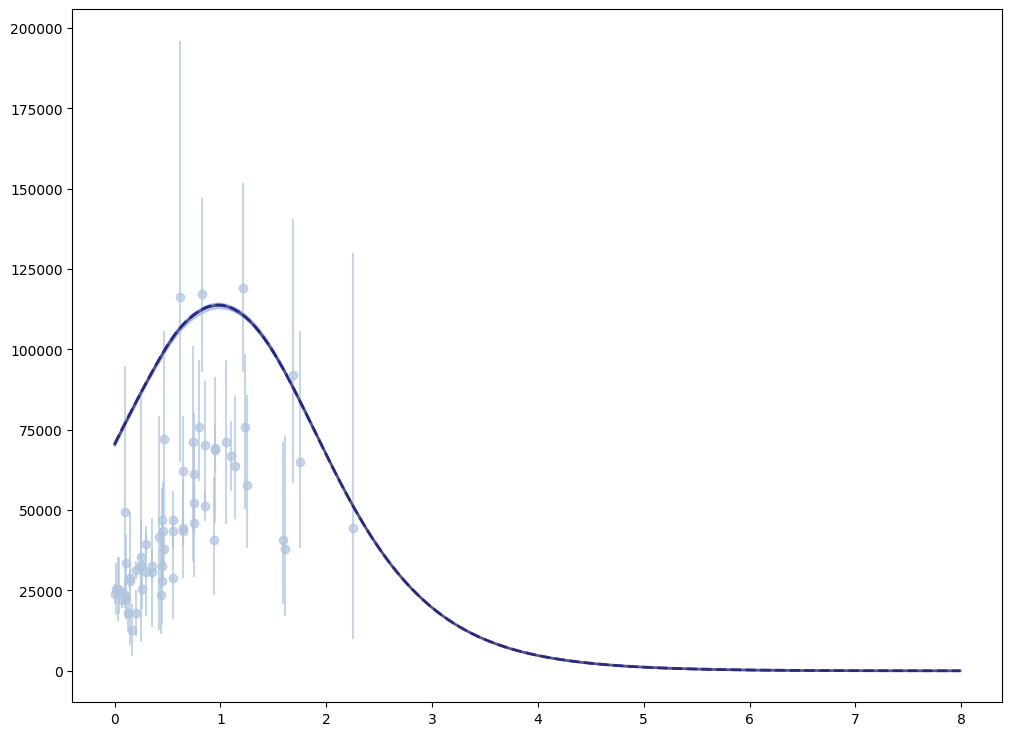
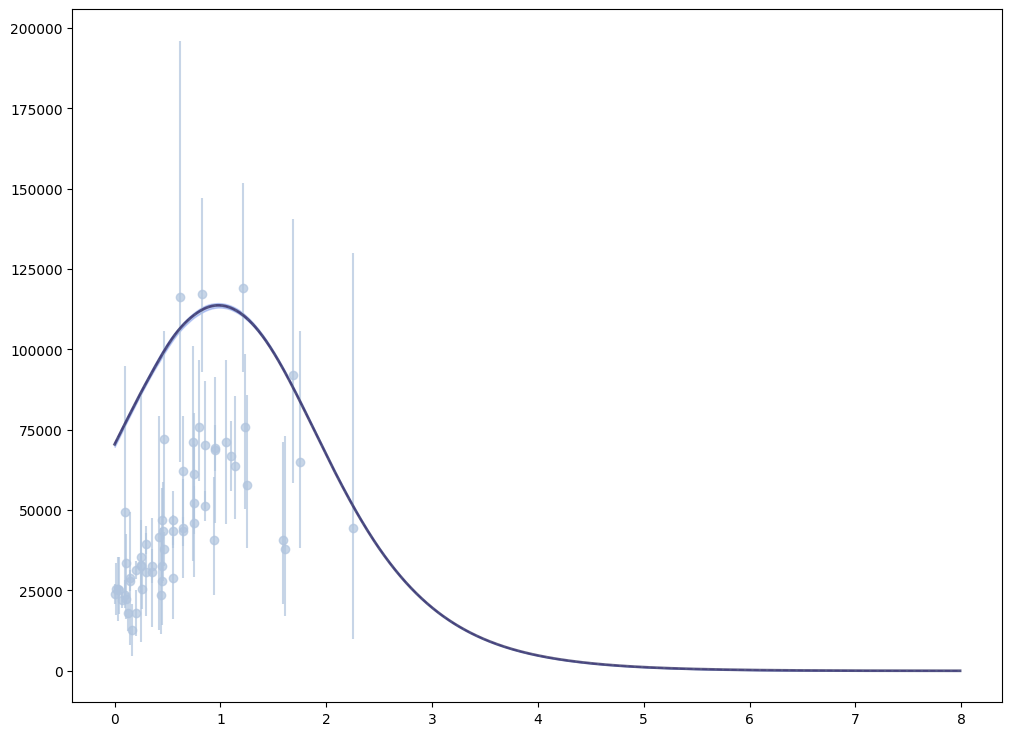
Code edit (unified diff) that turned the first committed figure into the second:
--- before
+++ after
@@ -3,4 +3,5 @@
 fig, ax = plt.subplots(figsize = (12, 9))
 cset = tc.dark
+cset_l = tc.light
 
 # observational constraints from Briel et al. 2023 Table A1 - https://academic.oup.com/mnras/article/514/1/1315/6576337
@@ -9,5 +10,5 @@
 # COWD
 ax.fill_between(redshifts_WDWD, percentiles_WDWD[0], percentiles_WDWD[2], alpha = 0.3, color = 'royalblue')
-ax.plot(redshifts_WDWD, percentiles_WDWD[1],linewidth=2,color='mediumblue', ls="--", alpha=0.7)#,label='WDWD rate bootstrapped median')
+ax.plot(redshifts_WDWD, percentiles_WDWD[1],linewidth=1,color='mediumpurple', ls="--", alpha=0.7)#,label='WDWD rate bootstrapped median')
 ax.plot(redshifts_WDWD, cowd_rate, linewidth=2,color=cset.dark_blue,alpha=0.7,label='WDWD rate merged')
 

Commit: fixing colors for rates redshift fig